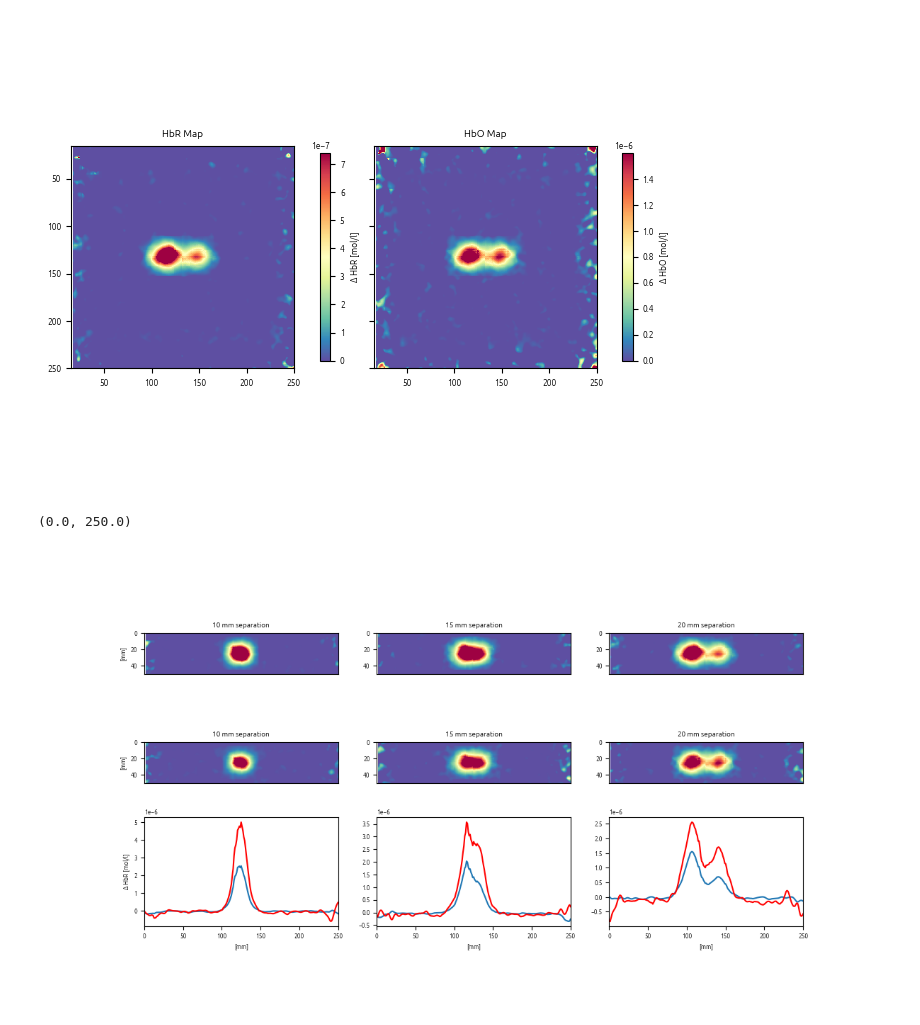
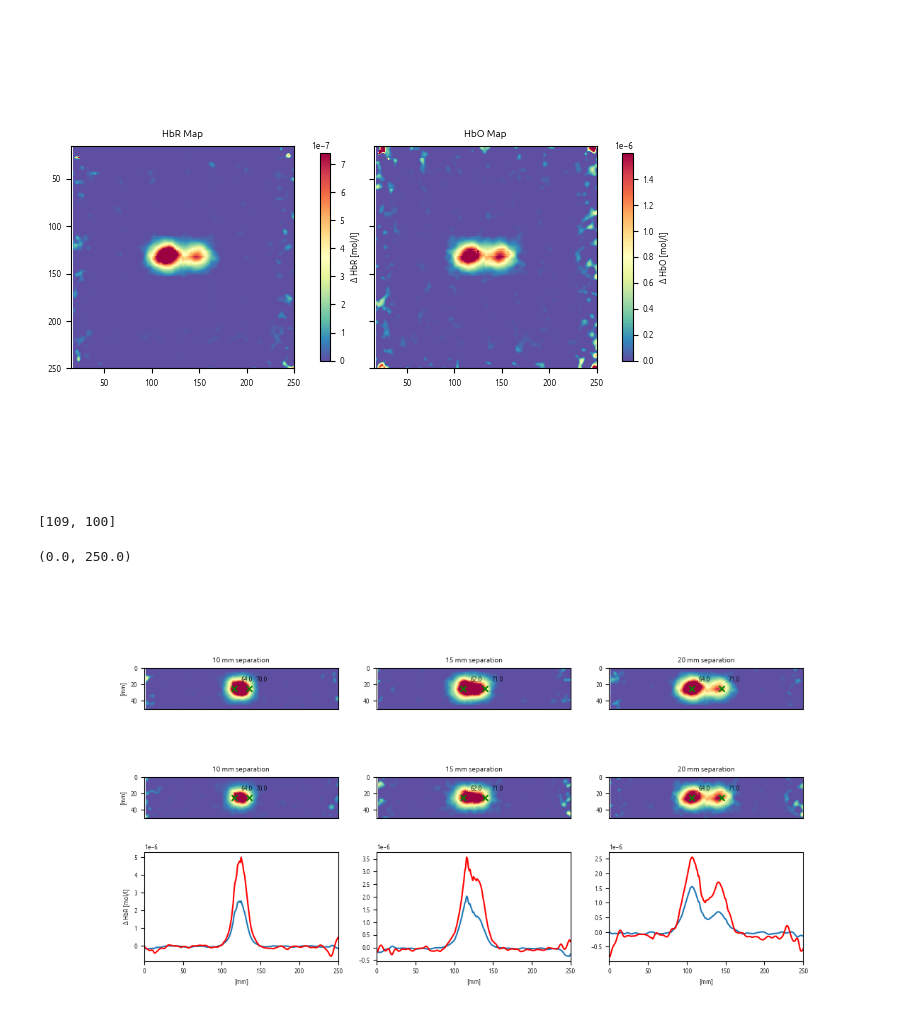
Before and after one commit to nicocarbone/MamoRefCodePublic, a Jupyter notebook: MamoRefRecon2D_MC_MultiSep.ipynb, the cells around one changed output. Drawn from its saved outputs; the diff is of its cells as text; code cells hidden in the pictures.

```diff
--- a/MamoRefRecon2D_MC_MultiSep.ipynb
+++ b/MamoRefRecon2D_MC_MultiSep.ipynb
@@ -532,8 +550,16 @@ OxyMap_2D_filtered_Sep3 = OxyMap_2D_Sep3
 desOxyMap_2D_filtered_Sep3[desOxyMap_2D_filtered_Sep3==np.nan] = 0
 OxyMap_2D_filtered_Sep3[OxyMap_2D_filtered_Sep3==np.nan] = 0
 # %%
-posSep3Inc1 = [125-offsetX, 135-offsetY]
-posSep3Inc2 = [125-offsetX, 115-offsetY]
+sep = 20
+size = 250
+
+xPosInc1 = int(np.shape(OxyMap_2D_filtered_Sep3)[0]/2 - sep/2)
+xPosInc2 = int(np.shape(OxyMap_2D_filtered_Sep3)[0]/2 + sep/2)
+yPosInc1 = yPosInc2 = int(np.shape(OxyMap_2D_filtered_Sep3)[1]/2)
+print(xPosInc1,xPosInc2)
+
+posSep3Inc1 = [yPosInc1, xPosInc1]
+posSep3Inc2 = [yPosInc2, xPosInc2]
 satSep3Inc1 = aux.O2Sat(OxyMap_2D_filtered_Sep3[posSep3Inc1[0],posSep3Inc1[1]], desOxyMap_2D_filtered_Sep3[posSep3Inc1[0],posSep3Inc1[1]])
 satSep3Inc2 = aux.O2Sat(OxyMap_2D_filtered_Sep3[posSep3Inc2[0],posSep3Inc2[1]], desOxyMap_2D_filtered_Sep3[posSep3Inc2[0],posSep3Inc2[1]])
 
@@ -611,7 +638,9 @@ figSats.savefig("MC2Incs_HbXMaps_MultiSep_Sep3.png", dpi=300)
 # %% [output]
 [figure]
 # %%
-posSep1Inc1=
+posSep1Inc1
+# %% [output]
+[109, 100]
 # %%
 minValPos = 15
 vertSize = 25
@@ -633,6 +662,10 @@ axs[0, 0].imshow(desOxyMap_2D_filtered_Sep1[midVertPoint-vertSize:midVertPoint +
 axs[0, 0].set_title("10 mm separation")
 axs[0, 0].set_ylabel("[mm]")
 axs[0, 0].get_xaxis().set_visible(False)
+axs[0, 0].scatter(posSep1Inc1[1]+1.5*offsetX, vertSize, marker="x", c="green")
+axs[0, 0].annotate(str(satSep1Inc1), xy=(posSep1Inc1[1]+1.5*offsetX,vertSize), xytext=(10,10), textcoords="offset pixels" )
+axs[0, 0].scatter(posSep1Inc2[1]+1.5*offsetX, vertSize, marker="x", c="green")
+axs[0, 0].annotate(str(satSep1Inc2), xy=(posSep1Inc2[1]+1.5*offsetX,vertSize), xytext=(10,10), textcoords="offset pixels" )
 
 sd = np.nanstd(desOxyMap_2D_filtered_Sep2)
 median = np.nanmedian(desOxyMap_2D_filtered_Sep2)
@@ -643,6 +676,14 @@ axs[0, 1].imshow(desOxyMap_2D_filtered_Sep2[midVertPoint-vertSize:midVertPoint +
 axs[0, 1].set_title("15 mm separation")
 axs[0, 1].get_xaxis().set_visible(False)
 
+
+xPosInc1 = 125-10
+xPosInc2 = 125+10
+axs[0, 1].scatter(xPosInc1, vertSize, marker="x", c="green")
+axs[0, 1].annotate(str(satSep2Inc1), xy=(xPosInc1,vertSize), xytext=(10,10), textcoords="offset pixels" )
+axs[0, 1].scatter(posSep2Inc2[1]+1.5*offsetX, vertSize, marker="x", c="green")
+axs[0, 1].annotate(str(satSep2Inc2), xy=(posSep2Inc2[1]+1.5*offsetX,vertSize), xytext=(10,10), textcoords="offset pixels" )
+
 sd = np.nanstd(desOxyMap_2D_filtered_Sep3)
 median = np.nanmedian(desOxyMap_2D_filtered_Sep3)
 vmax = median + maxDev * sd
@@ -651,6 +692,10 @@ axs[0, 2].imshow(desOxyMap_2D_filtered_Sep3[midVertPoint-vertSize:midVertPoint +
                  vertSize, :], vmin=vmin, vmax=vmax, cmap=mp.colormaps[colorMap], extent=extent)
 axs[0, 2].set_title("20 mm separation")
 axs[0, 2].get_xaxis().set_visible(False)
+axs[0, 2].scatter(posSep3Inc1[1]+1.5*offsetX, vertSize, marker="x", c="green")
+axs[0, 2].annotate(str(satSep1Inc1), xy=(posSep3Inc1[1]+1.5*offsetX,vertSize), xytext=(10,10), textcoords="offset pixels" )
+axs[0, 2].scatter(posSep3Inc2[1]+1.5*offsetX, vertSize, marker="x", c="green")
+axs[0, 2].annotate(str(satSep3Inc2), xy=(posSep3Inc2[1]+1.5*offsetX,vertSize), xytext=(10,10), textcoords="offset pixels" )
 
 
 
@@ -663,6 +708,11 @@ axs[1, 0].imshow(OxyMap_2D_filtered_Sep1[midVertPoint-vertSize:midVertPoint +
 axs[1, 0].set_title("10 mm separation")
 axs[1, 0].set_ylabel("[mm]")
 axs[1, 0].get_xaxis().set_visible(False)
+axs[1, 0].scatter(posSep1Inc1[1]+1.5*offsetX, vertSize, marker="x", c="green")
+axs[1, 0].annotate(str(satSep1Inc1), xy=(posSep1Inc1[1]+1.5*offsetX,vertSize), xytext=(10,10), textcoords="offset pixels" )
+axs[1, 0].scatter(posSep1Inc2[1]+1.5*offsetX, vertSize, marker="x", c="green")
+axs[1, 0].annotate(str(satSep1Inc2), xy=(posSep1Inc2[1]+1.5*offsetX,vertSize), xytext=(10,10), textcoords="offset pixels" )
+
 
 sd = np.nanstd(OxyMap_2D_filtered_Sep2)
 median = np.nanmedian(OxyMap_2D_filtered_Sep2)
@@ -672,6 +722,10 @@ axs[1, 1].imshow(OxyMap_2D_filtered_Sep2[midVertPoint-vertSize:midVertPoint +
                  vertSize, :], vmin=vmin, vmax=vmax, cmap=mp.colormaps[colorMap], extent=extent)
 axs[1, 1].set_title("15 mm separation")
 axs[1, 1].get_xaxis().set_visible(False)
+axs[1, 1].scatter(posSep2Inc1[1]+1.5*offsetX, vertSize, marker="x", c="green")
+axs[1, 1].annotate(str(satSep2Inc1), xy=(posSep2Inc1[1]+1.5*offsetX,vertSize), xytext=(10,10), textcoords="offset pixels" )
+axs[1, 1].scatter(posSep2Inc2[1]+1.5*offsetX, vertSize, marker="x", c="green")
+axs[1, 1].annotate(str(satSep2Inc2), xy=(posSep2Inc2[1]+1.5*offsetX,vertSize), xytext=(10,10), textcoords="offset pixels" )
 
 sd = np.nanstd(OxyMap_2D_filtered_Sep3)
 median = np.nanmedian(OxyMap_2D_filtered_Sep3)
@@ -681,6 +735,10 @@ axs[1, 2].imshow(OxyMap_2D_filtered_Sep3[midVertPoint-vertSize:midVertPoint +
                  vertSize, :], vmin=vmin, vmax=vmax, cmap=mp.colormaps[colorMap], extent=extent)
 axs[1, 2].set_title("20 mm separation")
 axs[1, 2].get_xaxis().set_visible(False)
+axs[1, 2].scatter(posSep3Inc1[1]+1.5*offsetX, vertSize, marker="x", c="green")
+axs[1, 2].annotate(str(satSep1Inc1), xy=(posSep3Inc1[1]+1.5*offsetX,vertSize), xytext=(10,10), textcoords="offset pixels" )
+axs[1, 2].scatter(posSep3Inc2[1]+1.5*offsetX, vertSize, marker="x", c="green")
+axs[1, 2].annotate(str(satSep3Inc2), xy=(posSep3Inc2[1]+1.5*offsetX,vertSize), xytext=(10,10), textcoords="offset pixels" )
 
 
 """ prof_Sep1 = np.pad(desOxyMap_2D_filtered_Sep1[midVertPoint, :], (int(
@@ -690,31 +748,31 @@ prof_Sep2 = np.pad(desOxyMap_2D_filtered_Sep2[midVertPoint, :], (int(
 prof_Sep3 = np.pad(desOxyMap_2D_filtered_Sep3[midVertPoint, :], (int(
     (250-np.shape(desOxyMap_2D_filtered_Sep3)[0])/2), int((250-np.shape(desOxyMap_2D_filtered_Sep3)[0])/2)), mode="edge") """
 
 prof_HbR_Sep1 = desOxyMap_2D_filtered_Sep1[midVertPoint, :]
 prof_HbR_Sep2 = desOxyMap_2D_filtered_Sep2[midVertPoint, :]
 prof_HbR_Sep3 = desOxyMap_2D_filtered_Sep3[midVertPoint, :]
 
 prof_HbO_Sep1 = OxyMap_2D_filtered_Sep1[midVertPoint, :]
 prof_HbO_Sep2 = OxyMap_2D_filtered_Sep2[midVertPoint, :]
 prof_HbO_Sep3 = OxyMap_2D_filtered_Sep3[midVertPoint, :]
 
 x_scale = np.linspace(0,250,np.shape(desOxyMap_2D_Sep1)[0])
 
 axs[2, 0].plot(x_scale, prof_HbR_Sep1)
 axs[2, 0].plot(x_scale, prof_HbO_Sep1, c="red")
 axs[2, 0].set_xlabel("[mm]")
 axs[2, 0].set_ylabel("Δ HbR [mol/l]")
 axs[2, 0].set_xlim(0,250)
 
 axs[2, 1].plot(x_scale, prof_HbR_Sep2)
 axs[2, 1].plot(x_scale, prof_HbO_Sep2, c="red")
 axs[2, 1].set_xlabel("[mm]")
 axs[2, 1].set_xlim(0,250)
 
 axs[2, 2].plot(x_scale, prof_HbR_Sep3)
 axs[2, 2].plot(x_scale, prof_HbO_Sep3, c="red")
 axs[2, 2].set_xlabel("[mm]")
 axs[2, 2].set_xlim(0,250)
 # %% [output]
 (0.0, 250.0)
-[figure, old version]
+[figure, new version]
```
Also changed, not shown: parts of 5 cells of this notebook.
